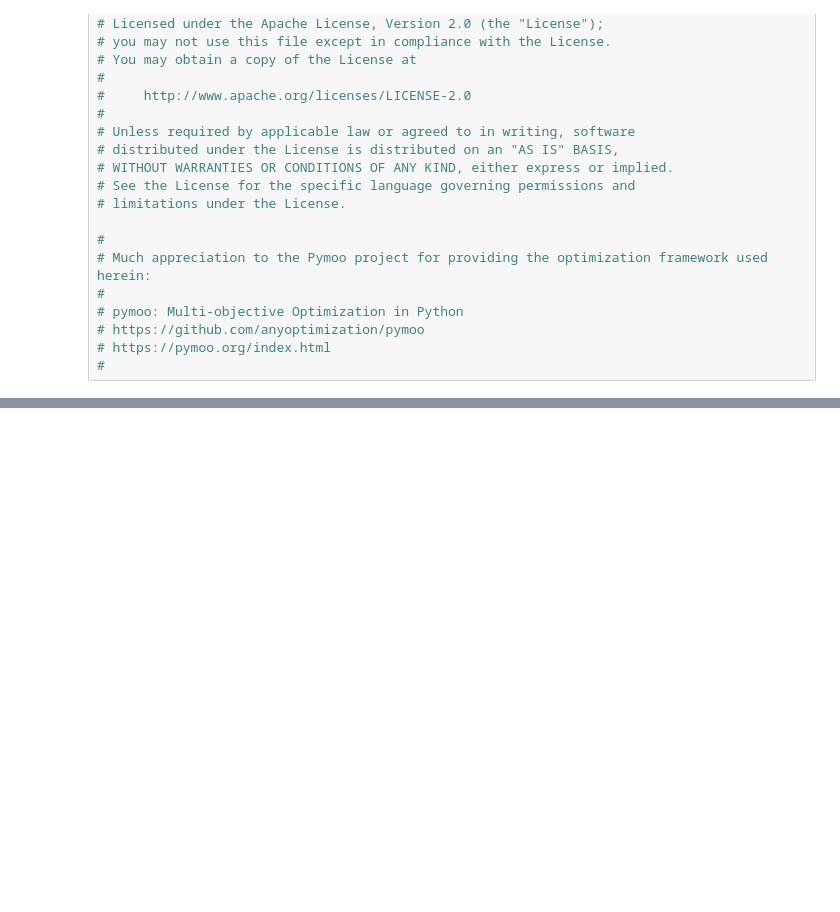
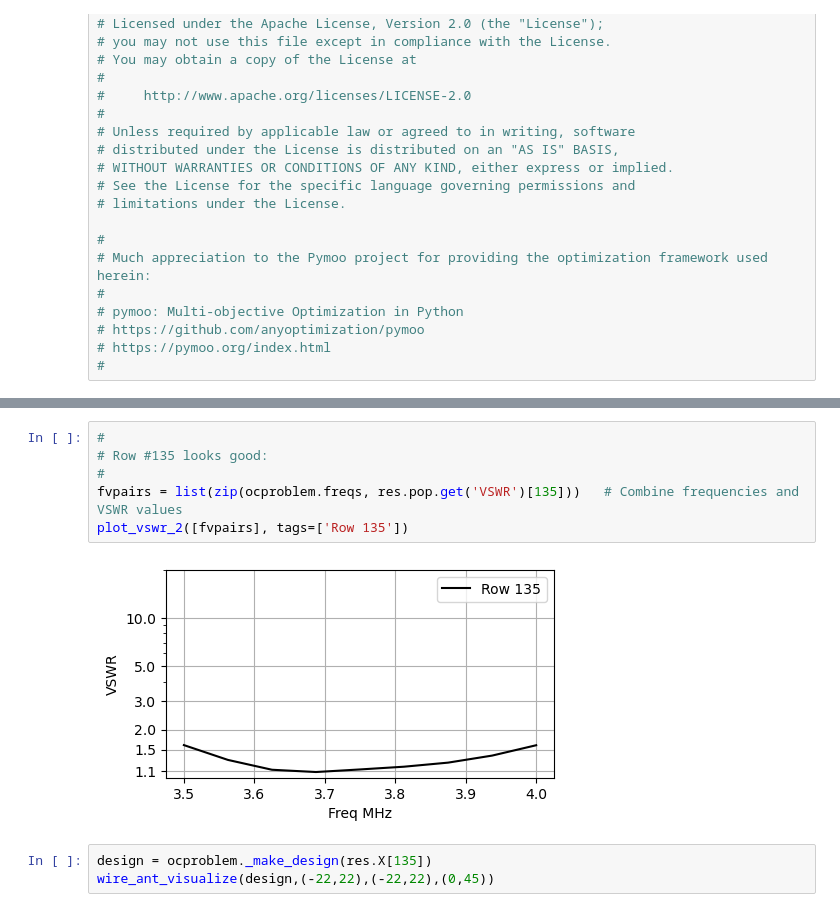
Before and after one commit to flatos/nec5toolkit, a Jupyter notebook: Wire Antennas/051_Broadband_80m_Antennas_Part_2.ipynb, the cells around one changed output, grey strips where cells are left out. Saved outputs shown, nothing was run; the diff lists cells and outputs as text; blank space fills up the shorter version.

```diff
--- a/Wire Antennas/051_Broadband_80m_Antennas_Part_2.ipynb
+++ b/Wire Antennas/051_Broadband_80m_Antennas_Part_2.ipynb
@@ -38,0 +305,11 @@ Thanks to the folks at the Pymoo project ("Python Multi-objective Optimization")
+# %%
+#
+# Row #135 looks good:
+#
+fvpairs = list(zip(ocproblem.freqs, res.pop.get('VSWR')[135]))   # Combine frequencies and VSWR values
+plot_vswr_2([fvpairs], tags=['Row 135'])
+# %% [output]
+[figure, added]
+# %%
+design = ocproblem._make_design(res.X[135])
+wire_ant_visualize(design,(-22,22),(-22,22),(0,45))
```
Also changed, not shown: parts of 7 cells of this notebook, 6 other files.
